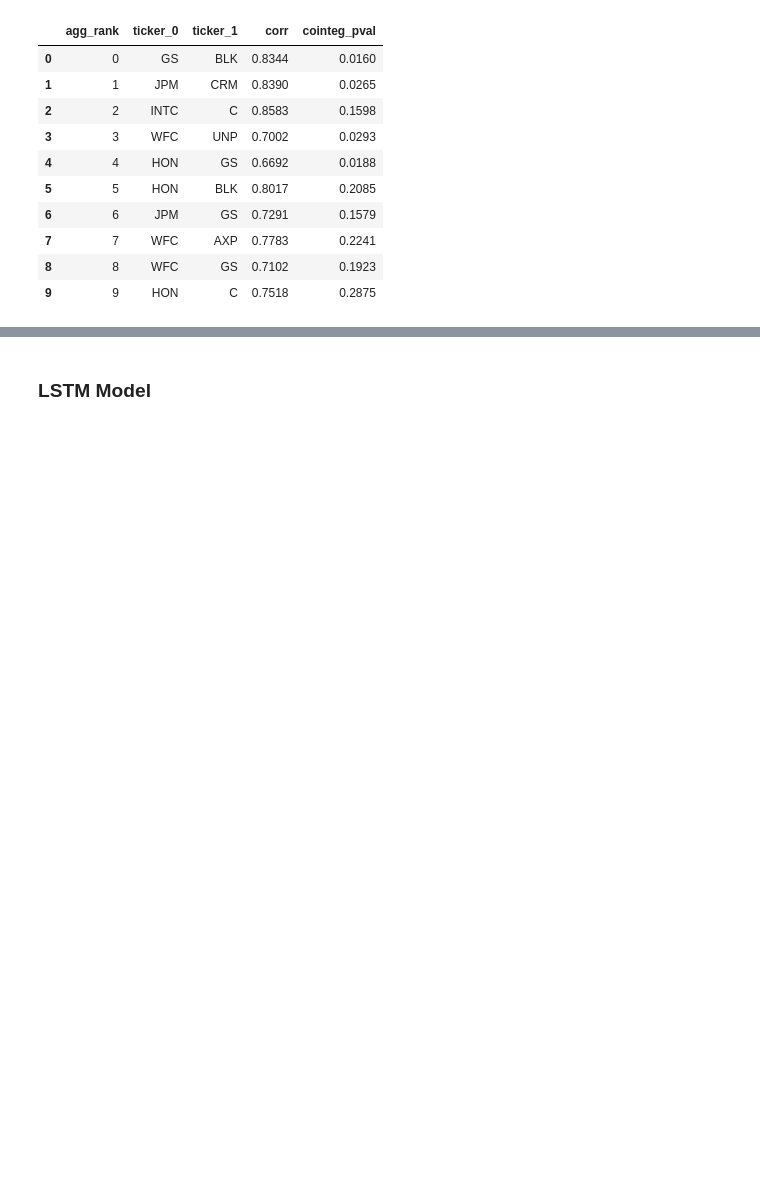
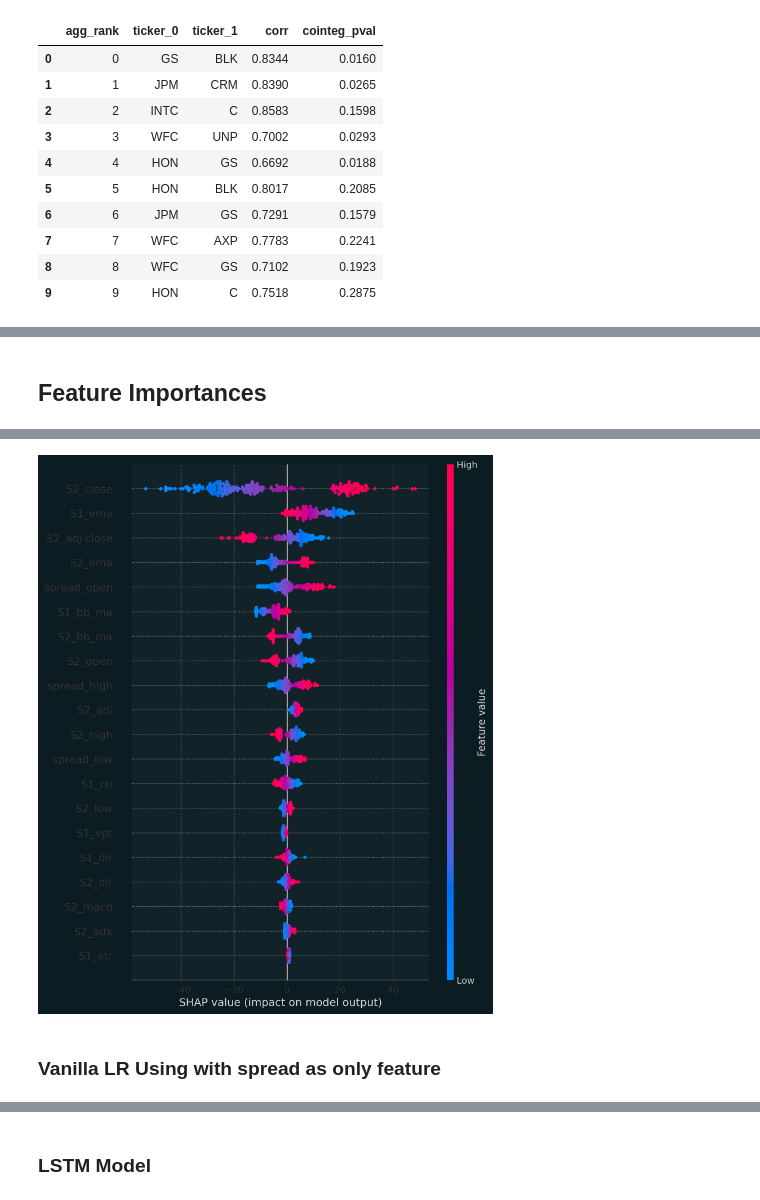
Before and after one commit to DarienNouri/Trading-Strategy-Project, a Jupyter notebook: strategies/Notebooks/spread_forecasting.ipynb, the cells around one changed output, grey strips where cells are left out. Drawn from its saved outputs; the diff is of its cells as text; code cells hidden in the pictures; blank space fills up the shorter version.

Commit message:
feature engineering implementation in spread_forecasting nb; minor updates elsewhere

```diff
--- a/strategies/Notebooks/spread_forecasting.ipynb
+++ b/strategies/Notebooks/spread_forecasting.ipynb
@@ -270,0 +82,10 @@ Test data:
+# %%
+# combine index level 1 and 2 so that like s1_open, s1_close, etc.
+# rename tickers to s1 and s2
+pair_data = data.copy()
+# make level 2 index lower
+pair_data.columns = pair_data.columns.swaplevel(0, 1)
+pair_data.rename(columns={ticker_0: "S1", ticker_1: "S2"}, level=0, inplace=True)
+
+pair_data.columns = [col[0] + "_" + col[1].lower() for col in pair_data.columns]
+pair_data.head(2)
@@ -270,0 +353,57 @@ Test data:
+# %% [markdown]
+## Feature Importances
+# %%
+from sklearn.linear_model import LinearRegression
+from sklearn.metrics import mean_absolute_error, mean_squared_error, r2_score, mean_absolute_percentage_error
+
+
+data_tmp = pair_data.copy()
+
+data_tmp = data_tmp.drop(columns=[
+    'S1_open', 'S1_high', 'S1_low', 'S1_close', 'S1_adj close'])
+
+LOOK_BACK = 1 # N-days to forward predict
+
+train_data, val_data, test_data = create_dataset(
+    data_tmp,
+    look_back=LOOK_BACK,
+    target_col="spread_close",
+    split_sizes=[0.7, 0.2, 0.1],
+    drop_cols='spread_close'
+    )
+
+X_train, y_train = train_data.drop(columns=["target"]), train_data["target"]
+X_val, y_val = val_data.drop(columns=["target"]), val_data["target"]
+X_test, y_test = test_data.drop(columns=["target"]), test_data["target"]
+
+# Combine val and test data since were not using Deep learning or hyper-param tuning
+X_test = pd.concat([X_val, X_test])
+y_test = pd.concat([y_val, y_test])
+
+model_reg = LinearRegression()
+model_reg.fit(X_train, y_train)
+
+
+y_pred = model_reg.predict(X_test)
+
+print('\nMAPE: {:.2f}%'.format(mean_absolute_percentage_error(y_test, y_pred) * 100))
+
+# extract feature importance
+feature_importance = np.abs(model_reg.coef_)
+feature_importance = 100.0 * (feature_importance / feature_importance.max())
+sorted_idx = np.argsort(feature_importance)
+pos = np.arange(sorted_idx.shape[0])
+names = X_train.columns
+
+print("\nFeature Importance")
+for i in sorted_idx:
+    print(f"{names[i]:15s}: {feature_importance[i]:.10f}%")
+
+# plot shap feature importance
+import shap
+
+shap.initjs()
+explainer = shap.LinearExplainer(model_reg, X_train)
+shap_values = explainer(X_test)
+shap.summary_plot(shap_values, X_test)
+# %% [output]
@@ -270,0 +428,3 @@ Test data:
+[figure, added]
+# %% [markdown]
+### Vanilla LR Using with spread as only feature
```
Also changed, not shown: parts of 32 cells of this notebook, 2 other files.
